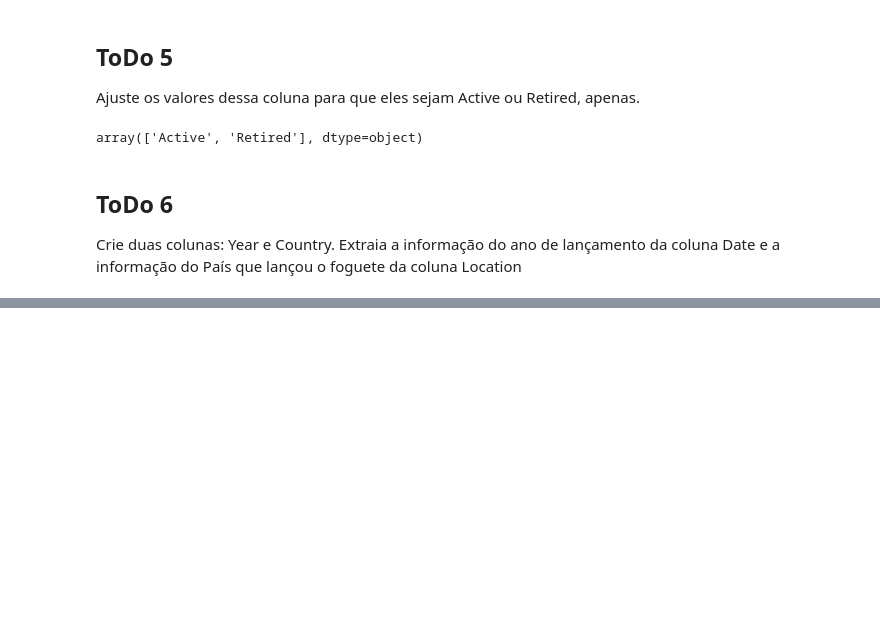
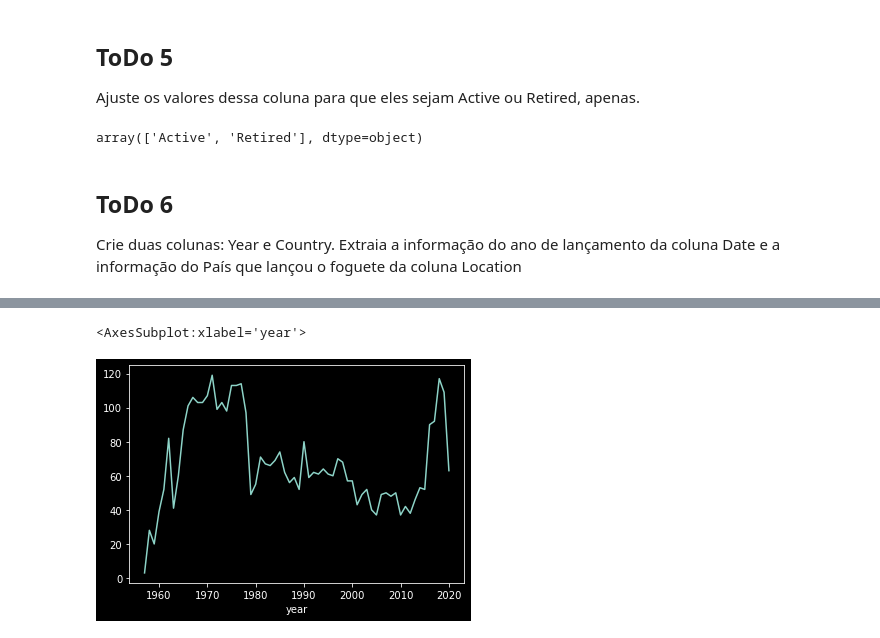
Before and after one commit to vinimarcili/IA-PY-INTRO, a Jupyter notebook: Aula_7.ipynb, the cells around one changed output, grey strips where cells are left out. Drawn from its saved outputs; the diff is of its cells as text; code cells hidden in the pictures; blank space fills up the shorter version.

```diff
--- a/Aula_7.ipynb
+++ b/Aula_7.ipynb
@@ -180,0 +189,6 @@ data.head()
+# %%
+# grafico de total de lançamento por ano
+data.groupby('year').count()['company_name'].plot()
+# %% [output]
+<AxesSubplot:xlabel='year'>
+[figure, added]
```
Also changed, not shown: parts of 3 cells of this notebook.
